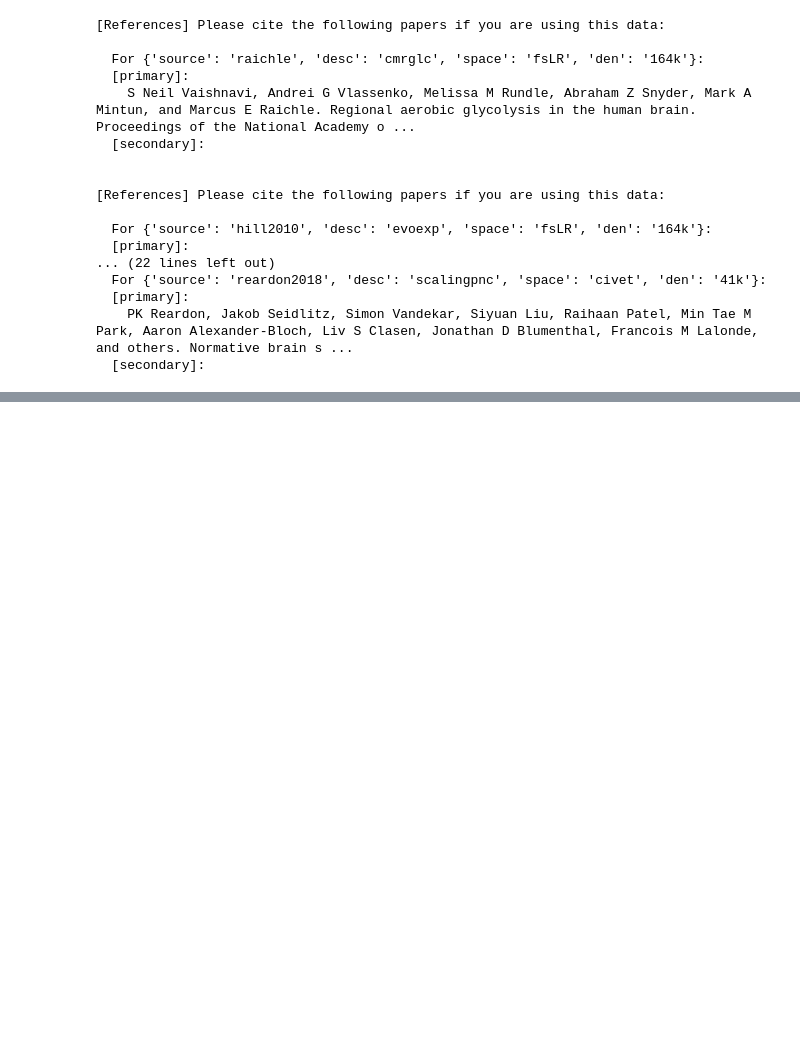
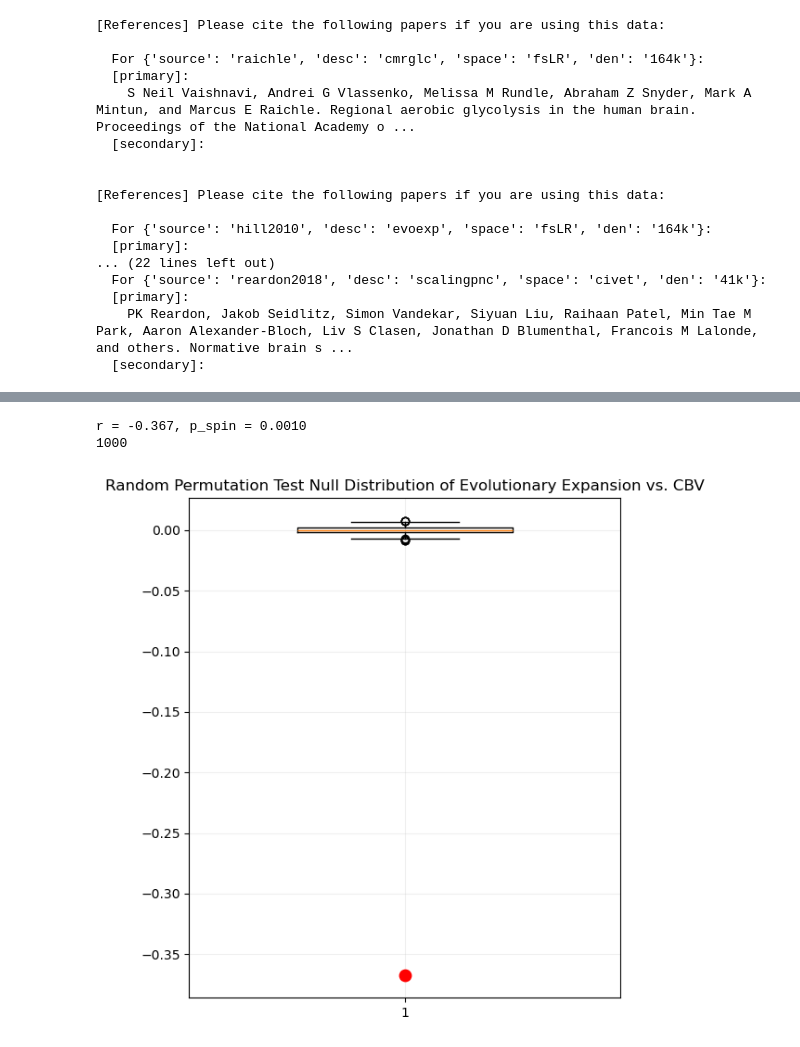
Before and after one commit to kesouder/dsc-neuroImages, a Jupyter notebook: FA25/code.ipynb, the cells around one changed output, grey strips where cells are left out. Drawn from its saved outputs; the diff is of its cells as text; code cells hidden in the pictures; blank space fills up the shorter version.

Commit message:
added randomized permutation method

```diff
--- a/FA25/code.ipynb
+++ b/FA25/code.ipynb
@@ -413,0 +432,29 @@ https://files.osf.io/v1/resources/4mw3a/providers/osfstorage/6557895258788123a33
+# %%
+# Testing the effect of random shuffiling
+# since left side is nan, let left brain be null
+L_nan_src = np.full_like(src_R, np.nan)
+L_nan_trg = np.full_like(trg_R, np.nan)
+
+src_bi = np.hstack([L_nan_src, src_R])
+trg_bi = np.hstack([L_nan_trg, trg_R])
+
+randomized = []
+for i in range(1000):
+    random_shuffle_R = src_R[np.random.permutation(len(src_R))]
+    randomized.append(np.hstack([L_nan_src, random_shuffle_R]))
+randomized = np.array(randomized).T
+#Compare, neuromaps omit null, so it won't affect our result
+r, p, nulls = stats.compare_images(src_bi, trg_bi, metric='pearsonr', nulls=randomized, nan_policy='omit', return_nulls=True)
+print(f"r = {r:.3f}, p_spin = {p:.4f}")
+print(len(nulls))
+plt.figure(figsize=(6, 7))
+plt.boxplot(nulls, vert=True, widths=0.5, )
+# Annotate r-value
+plt.scatter(1, r, color='red', s=80, zorder=3)
+plt.title("Random Permutation Test Null Distribution of Evolutionary Expansion vs. CBV")
+plt.grid(alpha=0.2)
+plt.show()
+# %% [output]
+r = -0.367, p_spin = 0.0010
+1000
+[figure, added]
```
Also changed, not shown: parts of 4 cells of this notebook.
